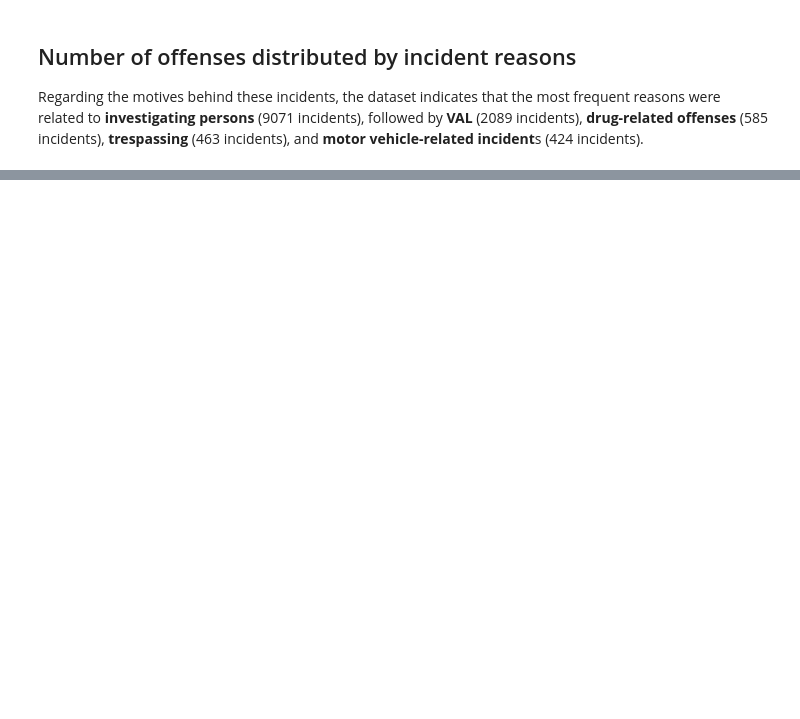
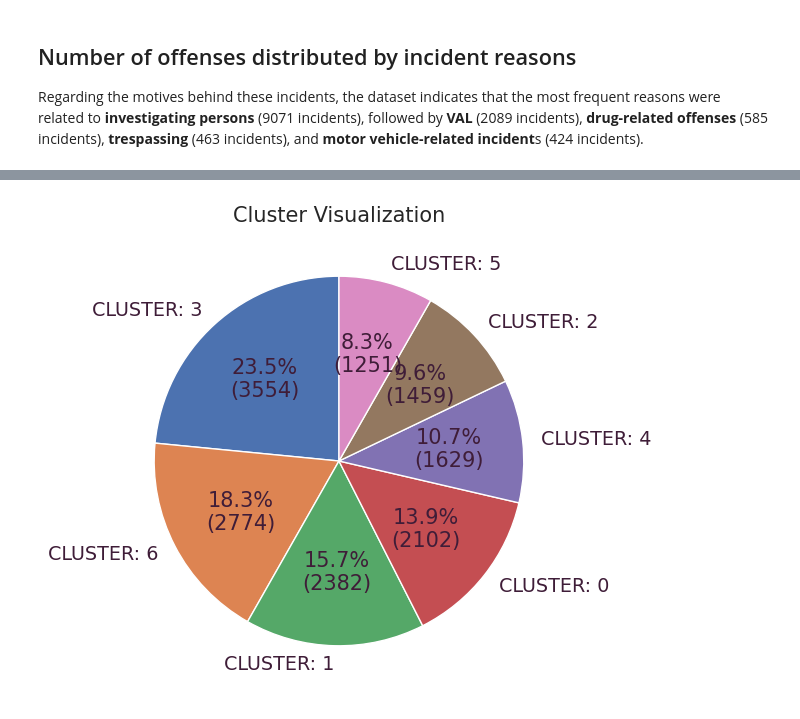
Before and after one commit to fatimagulomova/iu-projects, a Jupyter notebook: DLBDSMLUSL/task-2-policy-equity.ipynb, the cells around one changed output, grey strips where cells are left out. Drawn from its saved outputs; the diff is of its cells as text; code cells hidden in the pictures; blank space fills up the shorter version.

```diff
--- a/DLBDSMLUSL/task-2-policy-equity.ipynb
+++ b/DLBDSMLUSL/task-2-policy-equity.ipynb
@@ -928,0 +909,19 @@ plt.show()
+# %%
+data = [len(df[df['CLUSTERS'] == feature]) for feature in df['CLUSTERS'].value_counts().index]
+clusters = df['CLUSTERS'].unique()
+labels = [f'CLUSTER: {clusters[i]}' for i in range(len(clusters))]
+
+# Creating autocpt arguments
+def func(pct, allvalues):
+    absolute = int(pct / 100. * np.sum(allvalues))
+    return "{:.1f}%\n({:d})".format(pct, absolute)
+
+# Creating the pie chart
+plt.figure(figsize=(10, 6))
+plt.pie(data, labels=labels, autopct=lambda pct: func(pct, data),
+        startangle=90, textprops=dict(color="#3F1D38"))
+
+plt.title('Cluster Visualization')
+plt.show()
+# %% [output]
+[figure, added]
```
Also changed, not shown: parts of 47 cells of this notebook.
